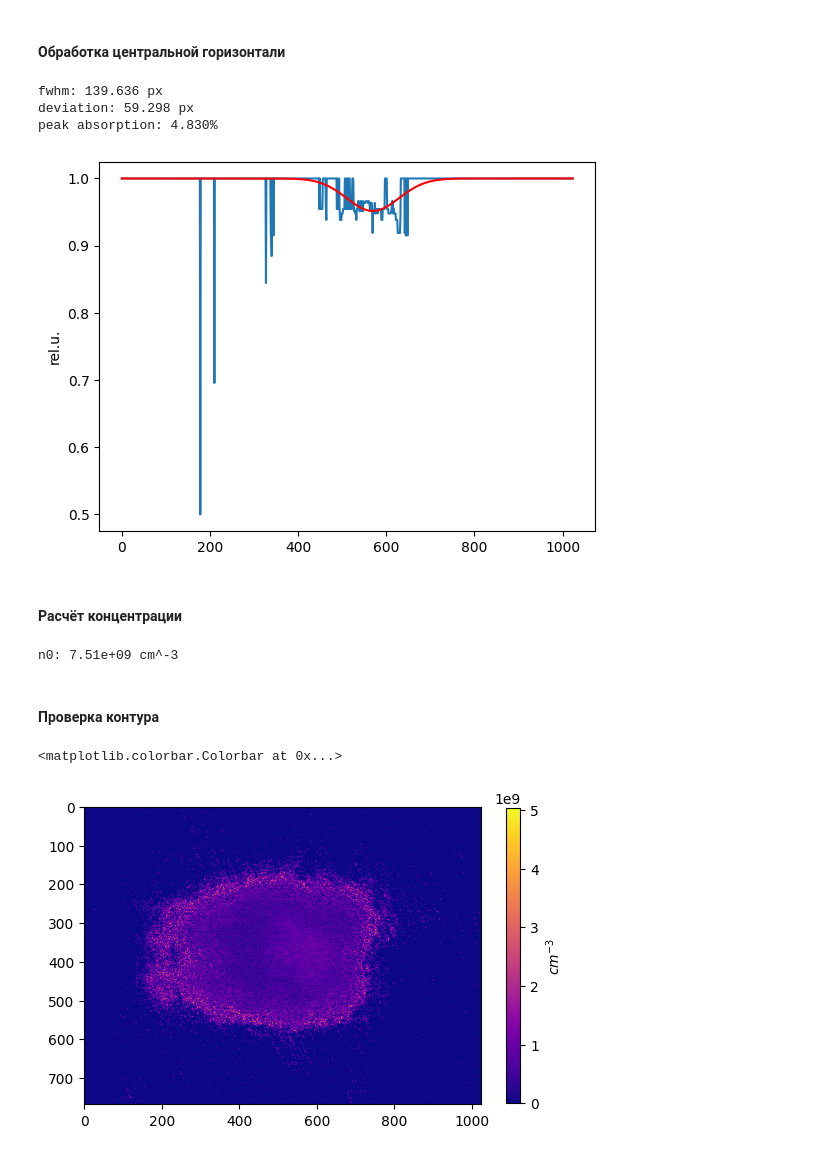
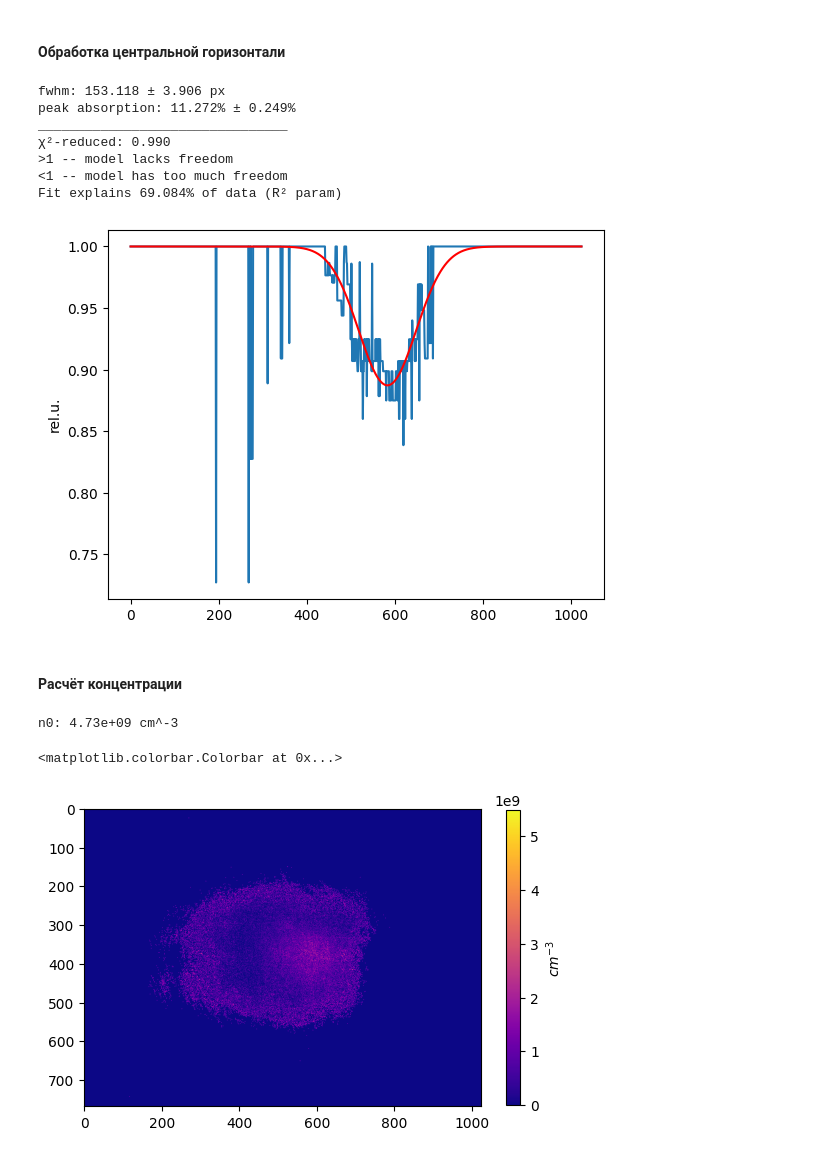
Before and after one commit to chekhyr/AbIm-soft, a Jupyter notebook: AI_Calcium.ipynb, the cells around one changed output. Saved outputs shown, nothing was run; the diff lists cells and outputs as text; code cells hidden in the pictures.

Commit message:
AbIm: changed fitting part to be more verbose added residuals estimate and reused them as fit weighths

```diff
--- a/AI_Calcium.ipynb
+++ b/AI_Calcium.ipynb
@@ -26,8 +26,8 @@ Kx_abs = 0.0008094308092914499
 # %% [markdown]
 #### Обработка поглощения
 # %%
-file_abs = "image_2"
-directory = r"../2025-06-09_densityScan_b=35\d=6.36V//"
+file_abs = "image_10"
+directory = r"../2025-06-09_densityScan_b=35\d=6.38V//"
 
 '''Чтение и разбиение файла'''
 img = PIL.Image.open(directory + file_abs + ".tif") #initially a grayscale image
@@ -123,31 +122,43 @@ Clipping input data to the valid range for imshow with RGB data ([0..1] for floa
 # %%
 '''Профиль по оси j (для величины w_x)'''
 data = 1-M[ic_abs, :]
 arg = np.arange(0, columns, 1)
 plt.plot(arg, 1-data)
 
 #Фитирование нормальным распределением
 model = GaussianModel()
 pars = gauss.guess(data, x=arg) #затравочные параметры
-out = gauss.fit(data, pars, x=arg, calc_covar=False)
-#print(out.fit_report())
+out_coarse = gauss.fit(data, pars, x=arg, calc_covar=False)
+
+residuals = data - out.best_fit
+estimated_sigma = np.std(residuals) #оценка шума
+out = model.fit(data, pars, x=arg, weights=1/estimated_sigma)
 
 fwhm_abs = out.params["fwhm"].value
 w_abs = out.params["sigma"].value
-Abs = max(out.best_fit)
 
-print("fwhm: %.3f px" % fwhm_abs)
-print("deviation: %.3f px" % w_abs)
-print("peak absorption: %.3f%%" % (Abs*100))
+print("fwhm: %.3f ± %.3f px" % (fwhm_abs, out.params["fwhm"].stderr)) #stderr соответствует p = 0.68 (1-сигма)
+#print("w_x: %.3f ± %.3f px" % (w_abs, out.params["sigma"].stderr))
+print("peak absorption: %.3f%% ± %.3f%%" % (out.params["height"].value*100, out.params["height"].stderr*100))
+print("________________________________")
+print("χ²-reduced: \033[31m%.3f\033[0m" % out.redchi)
+print(">1 -- model lacks freedom")
+print("<1 -- model has too much freedom")
+print("Fit explains \033[31m%.3f\033[0m%% of data (R² param)" % (out.rsquared*100))
 
 plt.ylabel("rel.u.")
 plt.plot(arg, 1-out.best_fit, "r-")
 plt.show()
+#print(out.fit_report())
 # %% [output]
-fwhm: 139.636 px
-deviation: 59.298 px
-peak absorption: 4.830%
+fwhm: 153.118 ± 3.906 px
+peak absorption: 11.272% ± 0.249%
+________________________________
+χ²-reduced: 0.990
+>1 -- model lacks freedom
+<1 -- model has too much freedom
+Fit explains 69.084% of data (R² param)
-[figure, old version]
+[figure, new version]
 # %% [markdown]
 #### Расчёт концентрации
 # %%
@@ -155,9 +166,7 @@ peak absorption: 4.830%
 n0 = -np.log(T[ic_abs, jc_abs])/(np.sqrt(2*np.pi)*w_abs*Kx_abs*crosssection)
 print("n0: %.2e cm^-3" % n0)
 # %% [output]
-n0: 7.51e+09 cm^-3
+n0: 4.73e+09 cm^-3
-# %% [markdown]
-#### Проверка контура
 # %%
 '''Профиль концентрации атомов n(x, y)'''
 n = -np.log(T)/(np.sqrt(2*np.pi)*w_abs*Kx_abs*crosssection).astype(np.float32)
@@ -175,4 +184,4 @@ plt.imshow(n, cmap="plasma")
 plt.colorbar(shrink=.8, label="$cm^{-3}$")
 # %% [output]
 <matplotlib.colorbar.Colorbar at 0x...>
-[figure, old version]
+[figure, new version]
```
Also changed, not shown: parts of 3 cells of this notebook.
